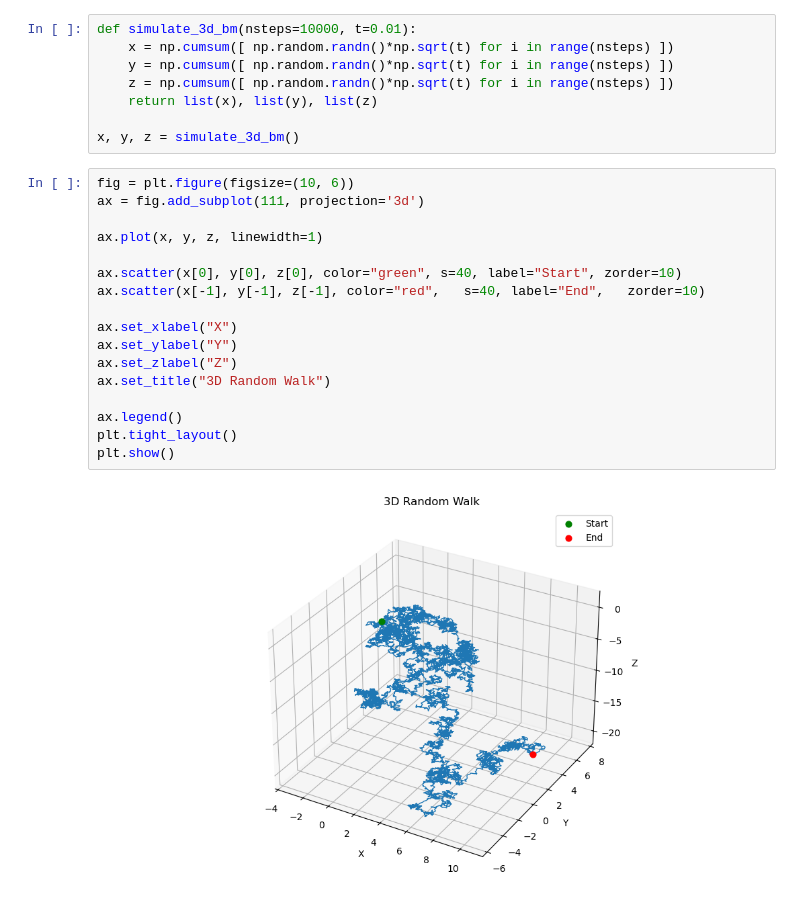
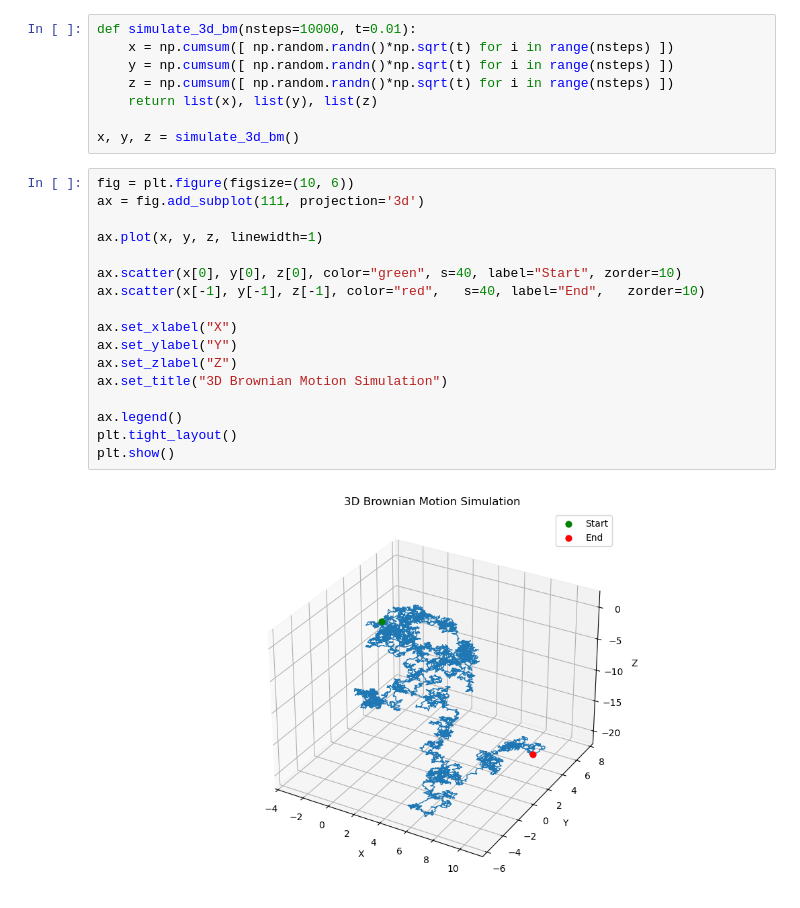
Before and after one commit to alexstoica-1/time-series-analysis-, a Jupyter notebook: notebooks/brownian_motion/bm_basics.ipynb, the cells around one changed output. Cells and saved outputs as stored; diff of their text form.

```diff
--- a/notebooks/brownian_motion/bm_basics.ipynb
+++ b/notebooks/brownian_motion/bm_basics.ipynb
@@ -231,19 +231,19 @@ x, y, z = simulate_3d_bm()
 # %%
 fig = plt.figure(figsize=(10, 6))
 ax = fig.add_subplot(111, projection='3d')
 
 ax.plot(x, y, z, linewidth=1)
 
 ax.scatter(x[0], y[0], z[0], color="green", s=40, label="Start", zorder=10)
 ax.scatter(x[-1], y[-1], z[-1], color="red",   s=40, label="End",   zorder=10)
 
 ax.set_xlabel("X")
 ax.set_ylabel("Y")
 ax.set_zlabel("Z")
-ax.set_title("3D Random Walk")
+ax.set_title("3D Brownian Motion Simulation")
 
 ax.legend()
 plt.tight_layout()
 plt.show()
 # %% [output]
-[figure, old version]
+[figure, new version]
```
Also changed, not shown: parts of 22 cells of this notebook, 2 other files.
